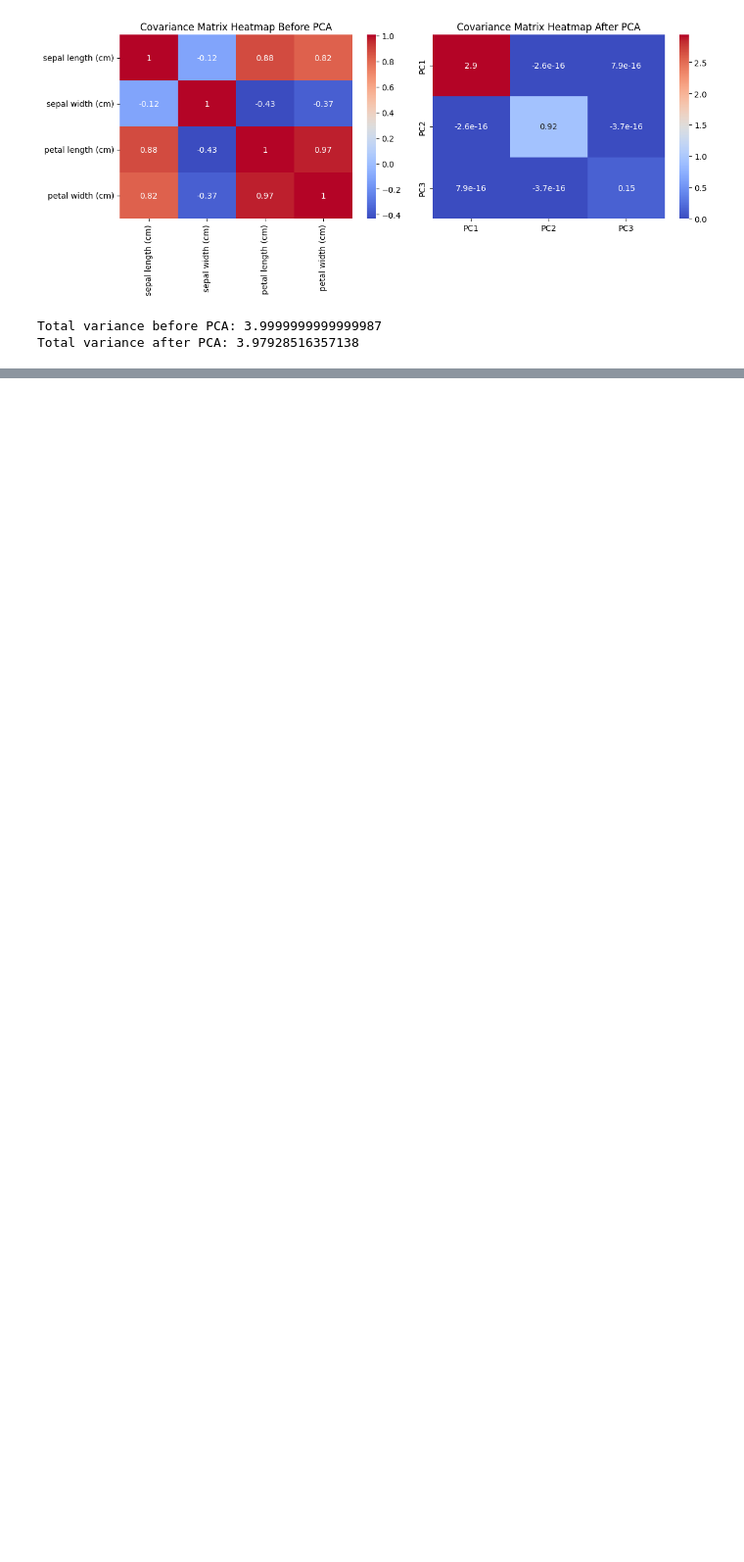
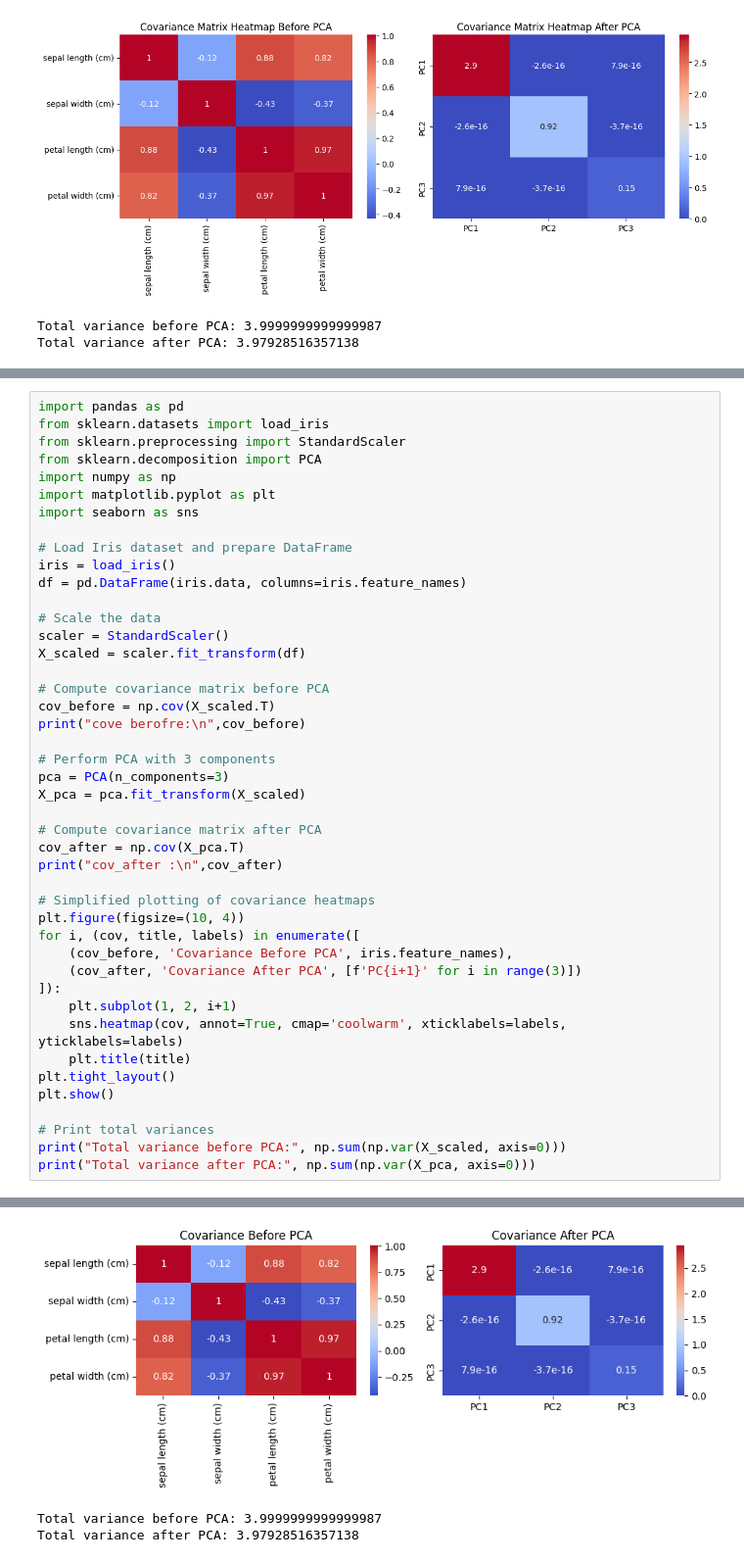
Before and after one commit to AJ26WEST/AI-S5, a Jupyter notebook: test.ipynb, the cells around one changed output, grey strips where cells are left out. Shown: that part at 98% size. Saved outputs shown, nothing was run; the diff lists cells and outputs as text; blank space fills up the shorter version.

```diff
--- a/test.ipynb
+++ b/test.ipynb
@@ -226,0 +272,45 @@ Total variance after PCA: 3.97928516357138
+# %%
+import pandas as pd
+from sklearn.datasets import load_iris
+from sklearn.preprocessing import StandardScaler
+from sklearn.decomposition import PCA
+import numpy as np
+import matplotlib.pyplot as plt
+import seaborn as sns
+
+# Load Iris dataset and prepare DataFrame
+iris = load_iris()
+df = pd.DataFrame(iris.data, columns=iris.feature_names)
+
+# Scale the data
+scaler = StandardScaler()
+X_scaled = scaler.fit_transform(df)
+
+# Compute covariance matrix before PCA
+cov_before = np.cov(X_scaled.T)
+print("cove berofre:\n",cov_before)
+
+# Perform PCA with 3 components
+pca = PCA(n_components=3)
+X_pca = pca.fit_transform(X_scaled)
+
+# Compute covariance matrix after PCA
+cov_after = np.cov(X_pca.T)
+print("cov_after :\n",cov_after)
+
+# Simplified plotting of covariance heatmaps
+plt.figure(figsize=(10, 4))
+for i, (cov, title, labels) in enumerate([
+    (cov_before, 'Covariance Before PCA', iris.feature_names),
+    (cov_after, 'Covariance After PCA', [f'PC{i+1}' for i in range(3)])
+]):
+    plt.subplot(1, 2, i+1)
+    sns.heatmap(cov, annot=True, cmap='coolwarm', xticklabels=labels, yticklabels=labels)
+    plt.title(title)
+plt.tight_layout()
+plt.show()
+
+# Print total variances
+print("Total variance before PCA:", np.sum(np.var(X_scaled, axis=0)))
+print("Total variance after PCA:", np.sum(np.var(X_pca, axis=0)))
+# %% [output]
@@ -226,0 +326,3 @@ Total variance after PCA: 3.97928516357138
+[figure, added]
+Total variance before PCA: 3.9999999999999987
+Total variance after PCA: 3.97928516357138
```
Also changed, not shown: parts of 8 cells of this notebook.
